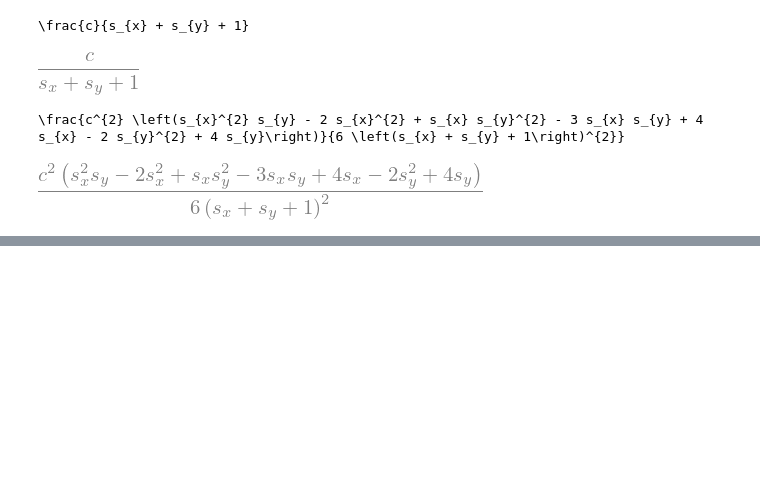
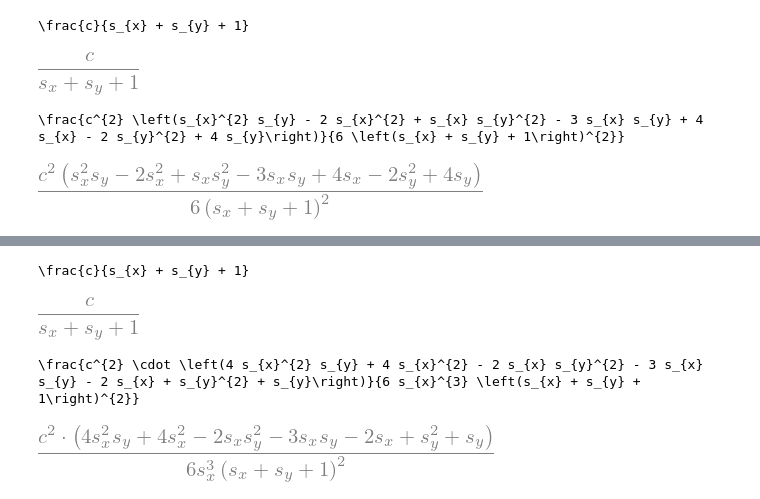
Before and after one commit to neuromorphicsystems/event_warping, a Jupyter notebook: analysis_2d.ipynb, the cells around one changed output, grey strips where cells are left out. Saved outputs shown, nothing was run; the diff lists cells and outputs as text; code cells hidden in the pictures; blank space fills up the shorter version.

```diff
--- a/analysis_2d.ipynb
+++ b/analysis_2d.ipynb
@@ -150,0 +151,18 @@ matplotlib.pyplot.contour(tiled, levels=20, colors="#000000", alpha=0.1)
+# %%
+# c1 := s_x > 1 ^ s_y < s_x
+
+# c, p_x, p_y in ]0, +oo[
+c, p_x, p_y = sympy.symbols("c p_x p_y", real=True, positive=True)
+
+# s_x in  ]1, +oo[, s_y in ]0, 1[ (implies s_y < s_x)
+s_x0, s_y0 = sympy.symbols("s_x0 s_y0", real=True, positive=True)
+s_y1 = s_y0 + 1
+s_x = s_x0 + 1
+s_y = 1 / s_y1
+
+f0 = c * p_y / s_y
+f1 = c * p_x / s_x
+f2 = c * (1 / s_x - p_x / s_x + p_y / s_y)
+f3 = c * p_x / s_x
+f4 = c / s_x
+f5 = c * (1 / s_x - p_x / s_x + p_y / s_y)
@@ -150,0 +241,18 @@ matplotlib.pyplot.contour(tiled, levels=20, colors="#000000", alpha=0.1)
+# %%
+# re-introduce variables to clear bindings
+s_x0, s_y0, s_y1, s_x, s_y = sympy.symbols("s_x0 s_y0  s_y1 s_x s_y", real=True, positive=True)
+
+mu_c1 = mu_with_assumptions.subs(s_x0, s_x - 1).subs(s_y0, 1 / s_y - 1).simplify().factor()
+variance_c1 = variance_with_assumptions.subs(s_x0, s_x - 1).subs(s_y0, 1 / s_y - 1).simplify().factor()
+# %%
+print(sympy.printing.latex(mu_c1))
+mu_c1
+# %% [output]
+\frac{c}{s_{x} + s_{y} + 1}
+[figure, added]
+# %%
+print(sympy.printing.latex(variance_c1))
+variance_c1
+# %% [output]
+\frac{c^{2} \cdot \left(4 s_{x}^{2} s_{y} + 4 s_{x}^{2} - 2 s_{x} s_{y}^{2} - 3 s_{x} s_{y} - 2 s_{x} + s_{y}^{2} + s_{y}\right)}{6 s_{x}^{3} \left(s_{x} + s_{y} + 1\right)^{2}}
+[figure, added]
```
Also changed, not shown: parts of 8 cells of this notebook, 3 other files.
